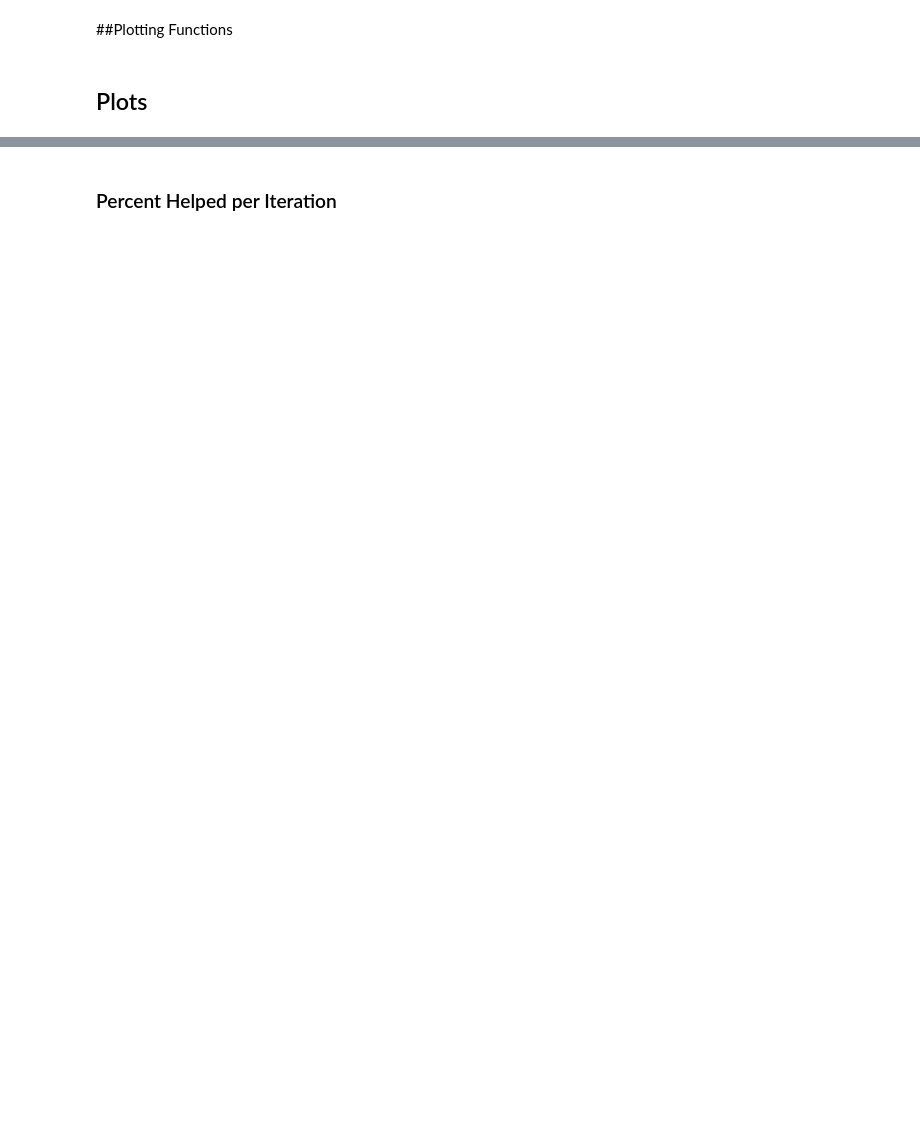
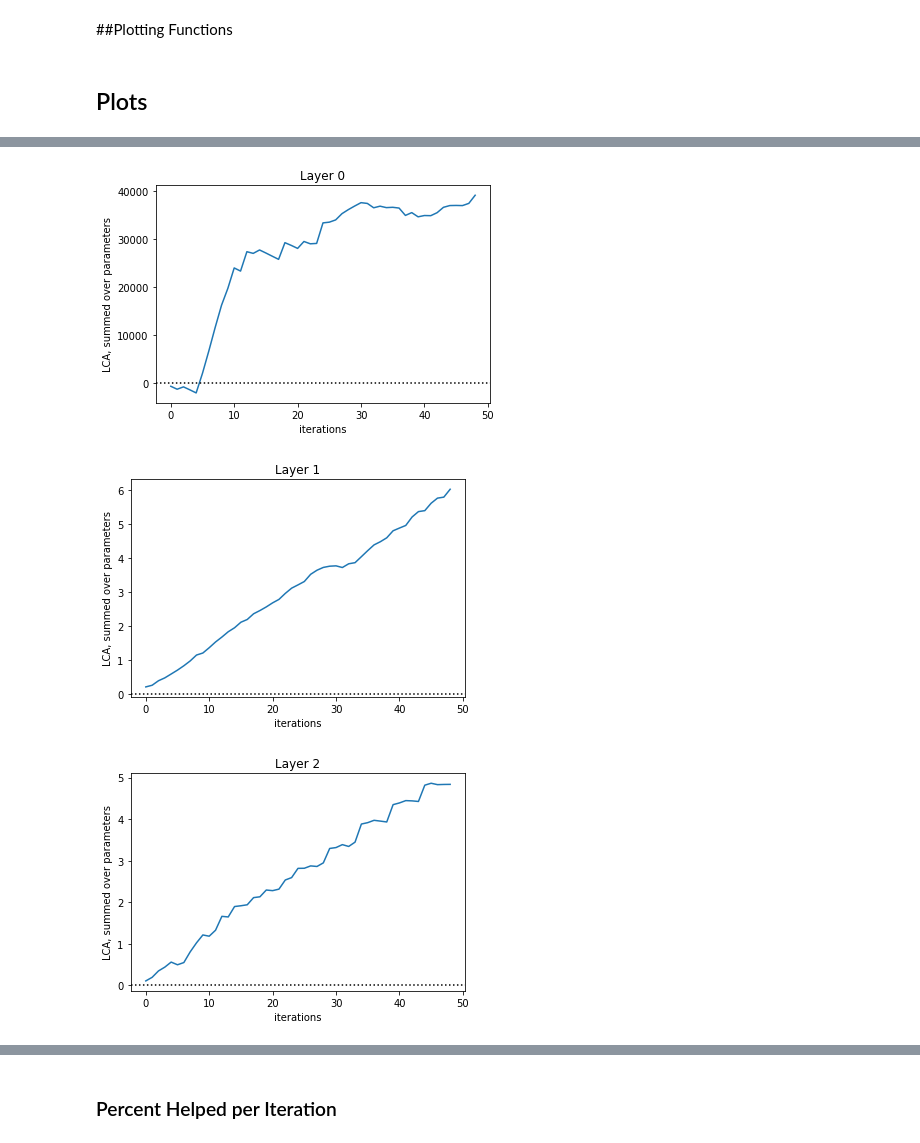
Before and after one commit to drwitt/BME_590_Tensorflow_Deep_Learning, a Jupyter notebook: DR_LCA_application_version.ipynb, the cells around one changed output, grey strips where cells are left out. Cells and saved outputs as stored; diff of their text form; code cells hidden in the pictures; blank space fills up the shorter version.

```diff
--- a/DR_LCA_application_version.ipynb
+++ b/DR_LCA_application_version.ipynb
@@ -584,0 +652,6 @@ lca_out = np.array(LCA_out)
+# %%
+plot_trajectory_per_layer_revised(lca_1, lca_2, lca_out)
+# %% [output]
+[figure, added]
+[figure, added]
+[figure, added]
```
Also changed, not shown: parts of 20 cells of this notebook.
